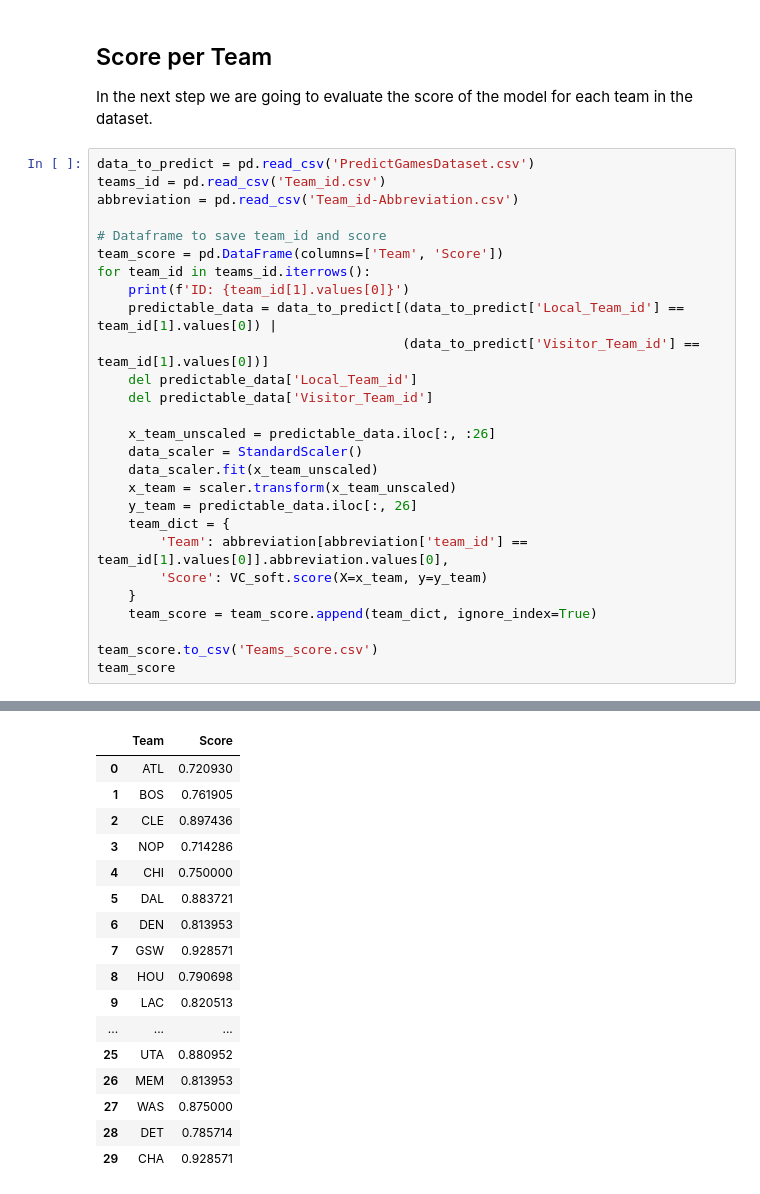
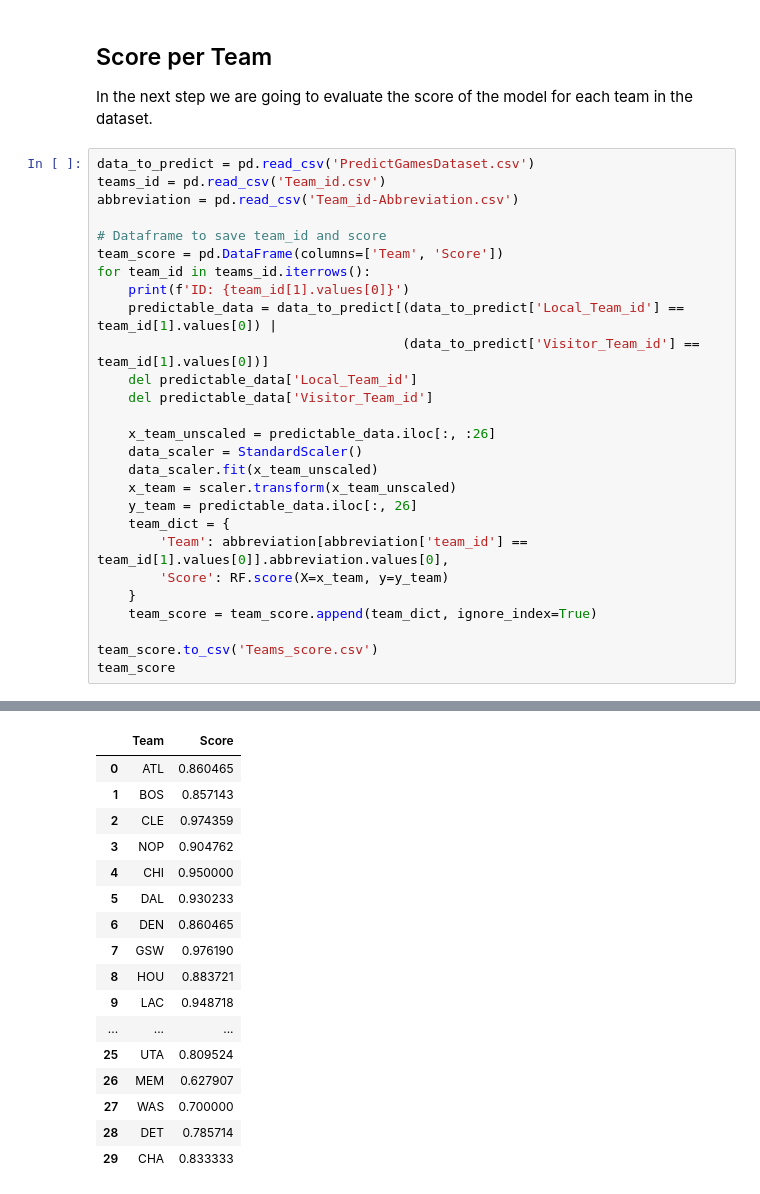
Before and after one commit to JoseRuizCasado/GamePredictionModelEvaluation, a Jupyter notebook: GamePrediction.ipynb, the cells around one changed output, grey strips where cells are left out. Cells and saved outputs as stored; diff of their text form.

```diff
--- a/GamePrediction.ipynb
+++ b/GamePrediction.ipynb
@@ -390,50 +390,50 @@ for team_id in teams_id.iterrows():
     data_scaler = StandardScaler()
     data_scaler.fit(x_team_unscaled)
     x_team = scaler.transform(x_team_unscaled)
     y_team = predictable_data.iloc[:, 26]
     team_dict = {
         'Team': abbreviation[abbreviation['team_id'] == team_id[1].values[0]].abbreviation.values[0],
-        'Score': VC_soft.score(X=x_team, y=y_team)
+        'Score': RF.score(X=x_team, y=y_team)
     }
     team_score = team_score.append(team_dict, ignore_index=True)
 
 team_score.to_csv('Teams_score.csv')
 team_score
 # %% [output]
 ID: 1610612737
 ID: 1610612738
 ID: 1610612739
 ID: 1610612740
 ID: 1610612741
 ID: 1610612742
 ID: 1610612743
 ID: 1610612744
 ID: 1610612745
 ID: 1610612746
 ID: 1610612747
 ID: 1610612748
 ... (14 lines left out)
 ID: 1610612763
 ID: 1610612764
 ID: 1610612765
 ID: 1610612766
 |  | Team | Score |
-| 0 | ATL | 0.720930 |
-| 1 | BOS | 0.761905 |
-| 2 | CLE | 0.897436 |
-| 3 | NOP | 0.714286 |
-| 4 | CHI | 0.750000 |
-| 5 | DAL | 0.883721 |
-| 6 | DEN | 0.813953 |
-| 7 | GSW | 0.928571 |
-| 8 | HOU | 0.790698 |
-| 9 | LAC | 0.820513 |
+| 0 | ATL | 0.860465 |
+| 1 | BOS | 0.857143 |
+| 2 | CLE | 0.974359 |
+| 3 | NOP | 0.904762 |
+| 4 | CHI | 0.950000 |
+| 5 | DAL | 0.930233 |
+| 6 | DEN | 0.860465 |
+| 7 | GSW | 0.976190 |
+| 8 | HOU | 0.883721 |
+| 9 | LAC | 0.948718 |
 | ... | ... | ... |
-| 25 | UTA | 0.880952 |
-| 26 | MEM | 0.813953 |
-| 27 | WAS | 0.875000 |
+| 25 | UTA | 0.809524 |
+| 26 | MEM | 0.627907 |
+| 27 | WAS | 0.700000 |
 | 28 | DET | 0.785714 |
-| 29 | CHA | 0.928571 |
+| 29 | CHA | 0.833333 |
 # %%
 team_score.plot(kind='bar', x='Team', y='Score', title='Score per Team', figsize=(14, 12))
 
```
Also changed, not shown: parts of 5 cells of this notebook, 5 other files.
